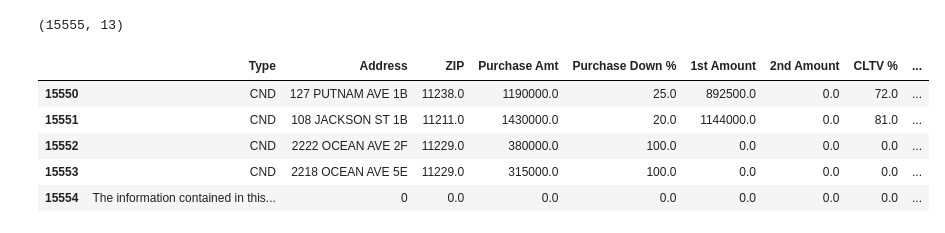
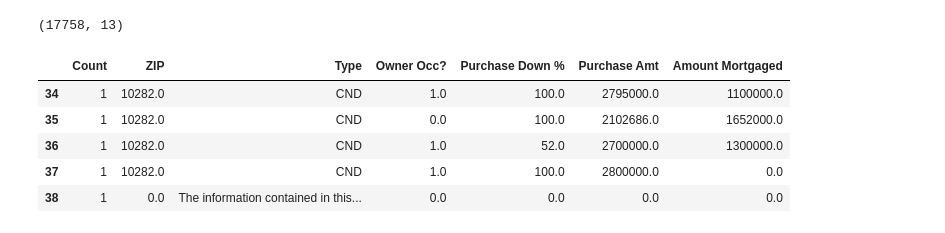
Before and after one commit to Kat-McEldowney/Group_project_1, a Jupyter notebook: Bklyn_2022_RE_DF.ipynb, the cells around one changed output. Cells and saved outputs as stored; diff of their text form; code cells hidden in the pictures.

```diff
--- a/Bklyn_2022_RE_DF.ipynb
+++ b/Bklyn_2022_RE_DF.ipynb
@@ -5,22 +5,30 @@ import matplotlib.pyplot as plt
 import warnings
 warnings.filterwarnings("ignore")
 
-full_bklyn_df = pd.read_csv('brooklyn_2022_sales.csv')
-full_bklyn_df.shape
+full_df = pd.read_csv('brooklyn_2022_sales.csv')
+high_low_df = pd.read_csv('highest_three_lowest_four.csv')
+batt_park_df = pd.read_csv('Batt_park_2022_sales.csv')
+
+frames = [full_df, high_low_df, batt_park_df]
+full_df = pd.concat(frames)
+full_df.shape
 # %% [output]
-(15555, 13)
+(17758, 13)
 # %%
-#create full DF and combined columns for first and second mtgs into one colums,
-#added a column for count to track how many get combined later into groupbys and
+#create full DF and combined columns for first and second mtgs into one colums, added a count column
+full_df = full_df.fillna(0)
+full_df['Amount Mortgaged'] = full_df['1st Amount'] + full_df['2nd Amount']
+full_df['Count'] = 1
+full_df = full_df.loc[:, ['Count', 'ZIP', 'Type', 'Owner Occ?', 'Purchase Down %',
+                                 'Purchase Amt', 'Amount Mortgaged']]
 
-full_bklyn_df = full_bklyn_df.fillna(0)
-full_bklyn_df['Amount Mortgaged'] = full_bklyn_df['1st Amount'] + full_bklyn_df['2nd Amount']
-full_bklyn_df['Zip Count'] = full_bklyn_df['ZIP'].map(full_bklyn_df['ZIP'].value_counts())
-full_bklyn_df.tail()
+
+
+full_df.tail()
 # %% [output]
-|  | Type | Address | ZIP | Purchase Amt | Purchase Down % | 1st Amount | 2nd Amount | CLTV % | ... |
-| 15550 | CND | 127 PUTNAM AVE 1B | 11238.0 | 1190000.0 | 25.0 | 892500.0 | 0.0 | 72.0 | ... |
-| 15551 | CND | 108 JACKSON ST 1B | 11211.0 | 1430000.0 | 20.0 | 1144000.0 | 0.0 | 81.0 | ... |
-| 15552 | CND | 2222 OCEAN AVE 2F | 11229.0 | 380000.0 | 100.0 | 0.0 | 0.0 | 0.0 | ... |
-| 15553 | CND | 2218 OCEAN AVE 5E | 11229.0 | 315000.0 | 100.0 | 0.0 | 0.0 | 0.0 | ... |
-| 15554 | The information contained in this... | 0 | 0.0 | 0.0 | 0.0 | 0.0 | 0.0 | 0.0 | ... |
+|  | Count | ZIP | Type | Owner Occ? | Purchase Down % | Purchase Amt | Amount Mortgaged |
+| 34 | 1 | 10282.0 | CND | 1.0 | 100.0 | 2795000.0 | 1100000.0 |
+| 35 | 1 | 10282.0 | CND | 0.0 | 100.0 | 2102686.0 | 1652000.0 |
+| 36 | 1 | 10282.0 | CND | 1.0 | 52.0 | 2700000.0 | 1300000.0 |
+| 37 | 1 | 10282.0 | CND | 1.0 | 100.0 | 2800000.0 | 0.0 |
+| 38 | 1 | 0.0 | The information contained in this... | 0.0 | 0.0 | 0.0 | 0.0 |
```
Also changed, not shown: parts of 15 cells of this notebook, 4 other files.
